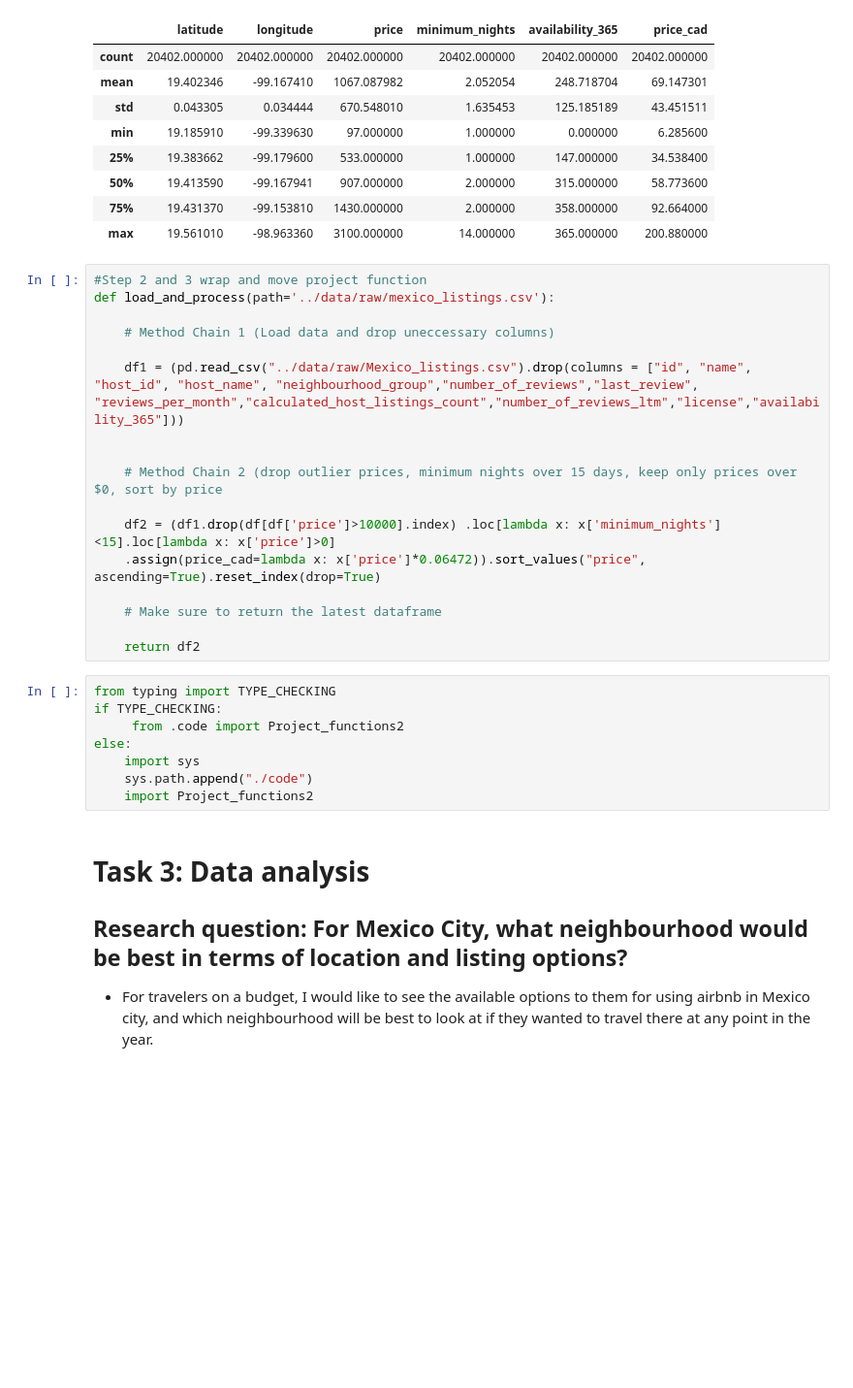
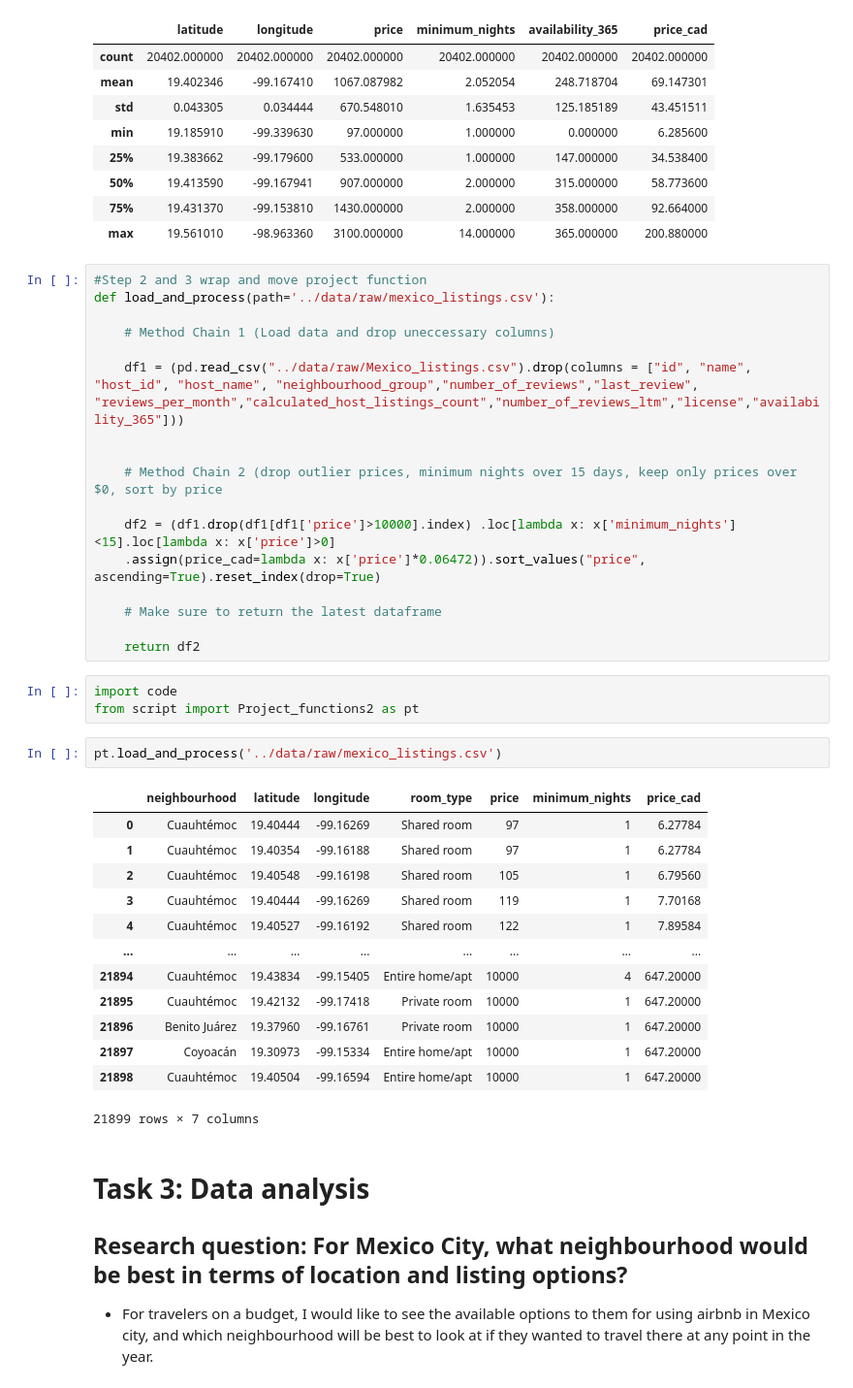
Before and after one commit to ubco-W2022T2-data301/project-group-group21, a Jupyter notebook: analysis/analysis2.ipynb, the cells around one changed output. Shown at 97% size. Cells and saved outputs as stored; diff of their text form; blank space fills up the shorter version.

```diff
--- a/analysis/analysis2.ipynb
+++ b/analysis/analysis2.ipynb
@@ -320,20 +320,31 @@ def load_and_process(path='../data/raw/mexico_listings.csv'):
 
     # Method Chain 2 (drop outlier prices, minimum nights over 15 days, keep only prices over $0, sort by price
 
-    df2 = (df1.drop(df[df['price']>10000].index) .loc[lambda x: x['minimum_nights']<15].loc[lambda x: x['price']>0]
+    df2 = (df1.drop(df1[df1['price']>10000].index) .loc[lambda x: x['minimum_nights']<15].loc[lambda x: x['price']>0]
     .assign(price_cad=lambda x: x['price']*0.06472)).sort_values("price", ascending=True).reset_index(drop=True)
 
     # Make sure to return the latest dataframe
 
     return df2
-# %%
-from typing import TYPE_CHECKING
-if TYPE_CHECKING:
-     from .code import Project_functions2
-else:
-    import sys
-    sys.path.append("./code")
-    import Project_functions2
+# %%
+import code
+from script import Project_functions2 as pt
+# %%
+pt.load_and_process('../data/raw/mexico_listings.csv')
+# %% [output]
+|  | neighbourhood | latitude | longitude | room_type | price | minimum_nights | price_cad |
+| 0 | Cuauhtémoc | 19.40444 | -99.16269 | Shared room | 97 | 1 | 6.27784 |
+| 1 | Cuauhtémoc | 19.40354 | -99.16188 | Shared room | 97 | 1 | 6.27784 |
+| 2 | Cuauhtémoc | 19.40548 | -99.16198 | Shared room | 105 | 1 | 6.79560 |
+| 3 | Cuauhtémoc | 19.40444 | -99.16269 | Shared room | 119 | 1 | 7.70168 |
+| 4 | Cuauhtémoc | 19.40527 | -99.16192 | Shared room | 122 | 1 | 7.89584 |
+| ... | ... | ... | ... | ... | ... | ... | ... |
+| 21894 | Cuauhtémoc | 19.43834 | -99.15405 | Entire home/apt | 10000 | 4 | 647.20000 |
+| 21895 | Cuauhtémoc | 19.42132 | -99.17418 | Private room | 10000 | 1 | 647.20000 |
+| 21896 | Benito Juárez | 19.37960 | -99.16761 | Private room | 10000 | 1 | 647.20000 |
+| 21897 | Coyoacán | 19.30973 | -99.15334 | Entire home/apt | 10000 | 1 | 647.20000 |
+| 21898 | Cuauhtémoc | 19.40504 | -99.16594 | Entire home/apt | 10000 | 1 | 647.20000 |
+21899 rows × 7 columns
 # %% [markdown]
 # Task 3: Data analysis
 
```
Also changed, not shown: 2 other files.
